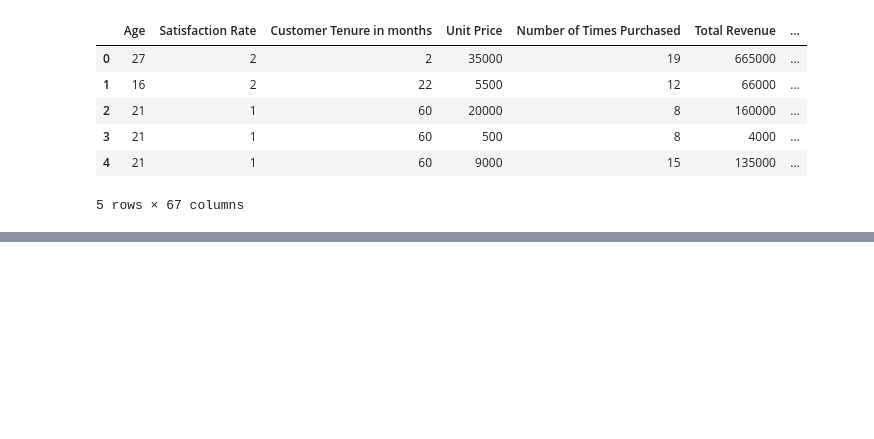
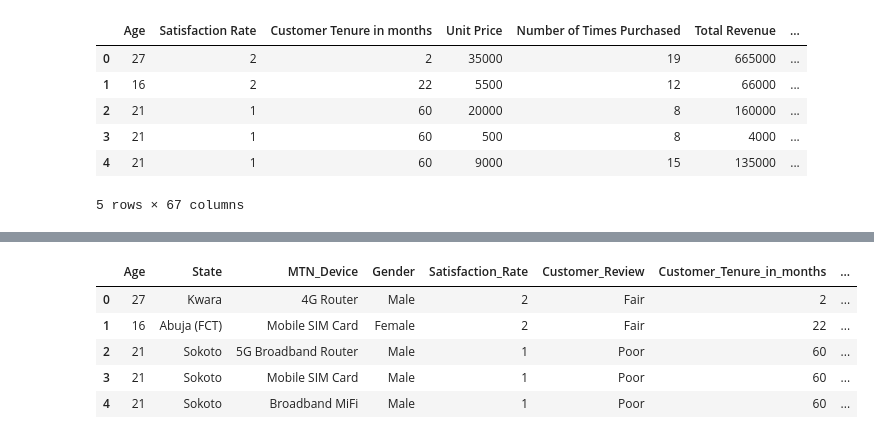
Before and after one commit to tapiwamesa/MTN-Nigeria-customer-churn-prediction-model, a Jupyter notebook: MTN_Nigeria_Customer_Churn_Prediction.ipynb, the cells around one changed output, grey strips where cells are left out. Saved outputs shown, nothing was run; the diff lists cells and outputs as text; code cells hidden in the pictures; blank space fills up the shorter version.

```diff
--- a/MTN_Nigeria_Customer_Churn_Prediction.ipynb
+++ b/MTN_Nigeria_Customer_Churn_Prediction.ipynb
@@ -485,0 +662,8 @@ plt.show()
+# %%
+# Preprocessing, dropping customer ID, full name, date of purchase columns and label encoding the target column
+
+mtn_dt = mtn.copy() # creating a copy of the dataset
+target_classes = {"Yes":1, "No": 0}
+mtn_dt["Churn"] = mtn_dt["Customer Churn Status"].map(target_classes)
+mtn_dt = mtn_dt.drop(columns = ["Customer ID", "Full Name", "Date of Purchase", "Reasons for Churn", "Customer Churn Status"])
+mtn_dt.head()
@@ -485,0 +677,16 @@ plt.show()
+# %%
+# Splitting the data into train and test set
+
+X = mtn_dt.drop(columns = "Churn")
+y = mtn_dt["Churn"]
+# %%
+# replacing the " " with "_"
+X.columns = X.columns.str.replace(" ", "_")
+X.head()
+# %% [output]
+|  | Age | State | MTN_Device | Gender | Satisfaction_Rate | Customer_Review | Customer_Tenure_in_months | ... |
+| 0 | 27 | Kwara | 4G Router | Male | 2 | Fair | 2 | ... |
+| 1 | 16 | Abuja (FCT) | Mobile SIM Card | Female | 2 | Fair | 22 | ... |
+| 2 | 21 | Sokoto | 5G Broadband Router | Male | 1 | Poor | 60 | ... |
+| 3 | 21 | Sokoto | Mobile SIM Card | Male | 1 | Poor | 60 | ... |
+| 4 | 21 | Sokoto | Broadband MiFi | Male | 1 | Poor | 60 | ... |
```
Also changed, not shown: parts of 30 cells of this notebook.
